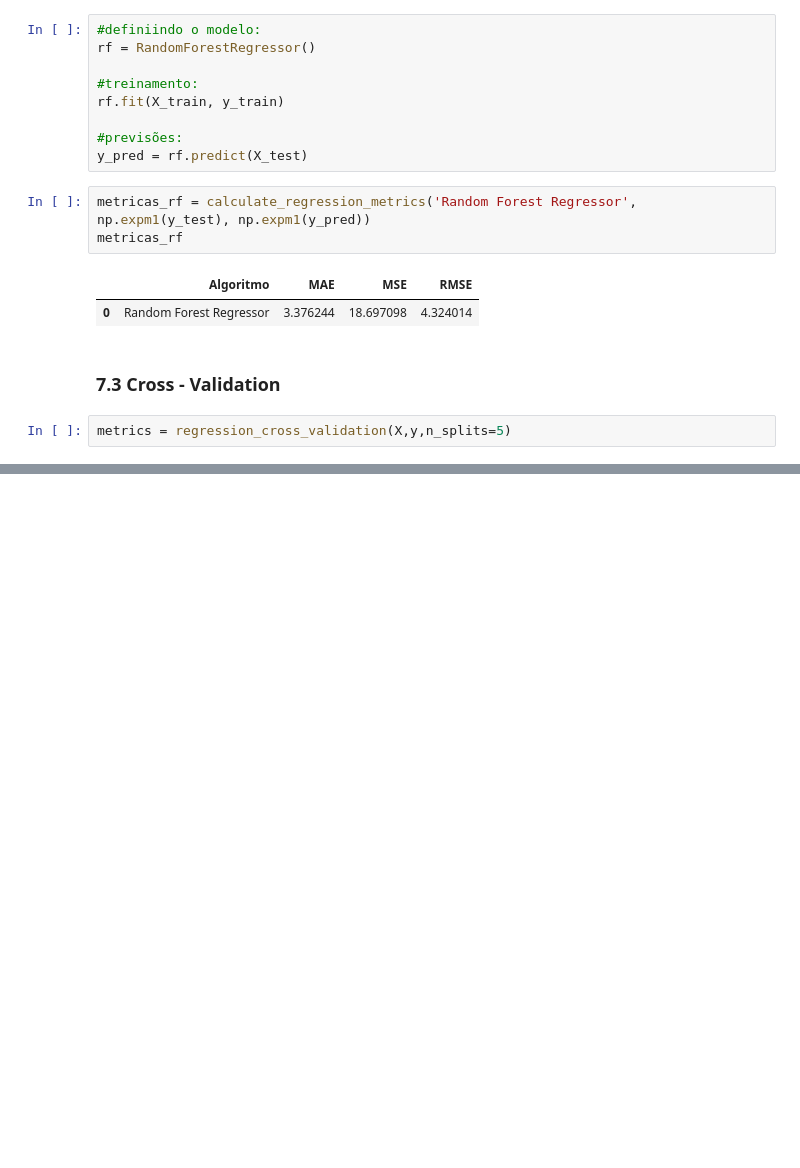
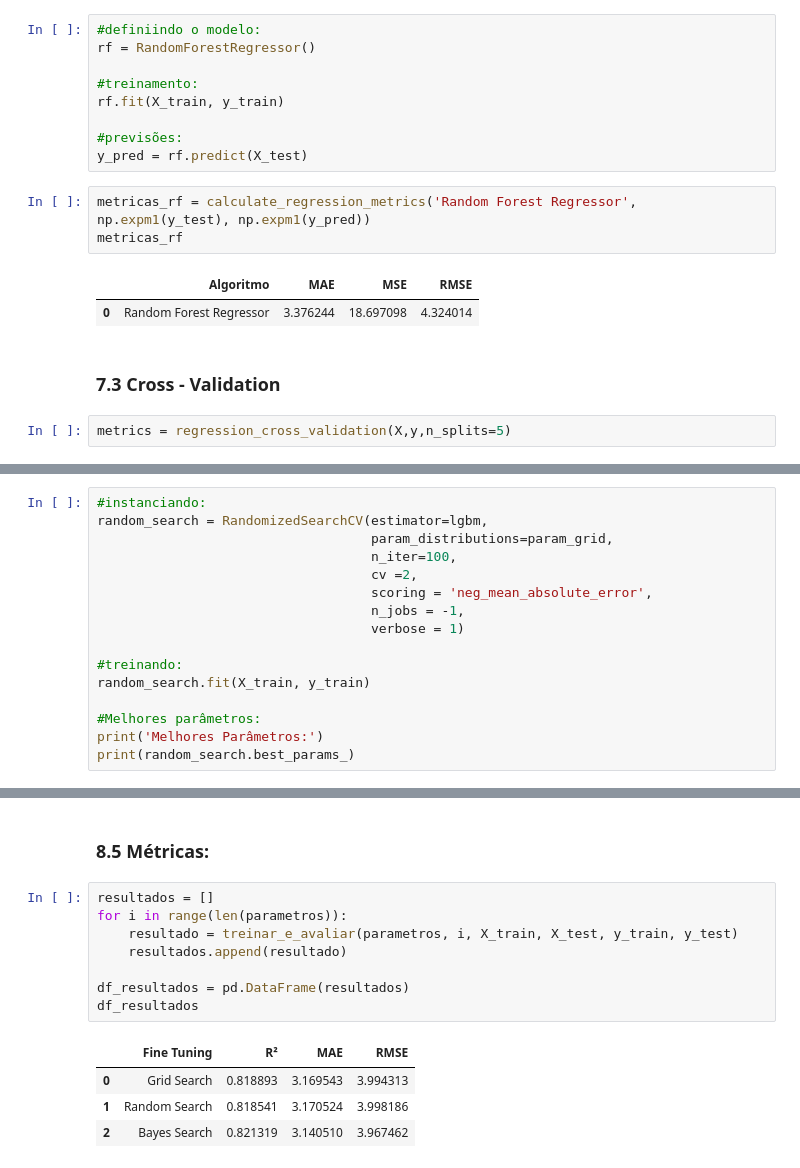
Before and after one commit to samantasobral/projeto_integrador_2, a Jupyter notebook: notebooks/Delivery.ipynb, the cells around one changed output, grey strips where cells are left out. Cells and saved outputs as stored; diff of their text form; blank space fills up the shorter version.

```diff
--- a/notebooks/Delivery.ipynb
+++ b/notebooks/Delivery.ipynb
@@ -939,0 +998,16 @@ metrics.groupby('Model').mean().reset_index().sort_values('Root Mean Squared Err
+# %%
+#instanciando:
+random_search = RandomizedSearchCV(estimator=lgbm,
+                                   param_distributions=param_grid,
+                                   n_iter=100,
+                                   cv =2,
+                                   scoring = 'neg_mean_absolute_error',
+                                   n_jobs = -1,
+                                   verbose = 1)
+
+#treinando:
+random_search.fit(X_train, y_train)
+
+#Melhores parâmetros:
+print('Melhores Parâmetros:')
+print(random_search.best_params_)
@@ -939,0 +1142,15 @@ metrics.groupby('Model').mean().reset_index().sort_values('Root Mean Squared Err
+# %% [markdown]
+### 8.5 Métricas:
+# %%
+resultados = []
+for i in range(len(parametros)):
+    resultado = treinar_e_avaliar(parametros, i, X_train, X_test, y_train, y_test)
+    resultados.append(resultado)
+
+df_resultados = pd.DataFrame(resultados)
+df_resultados
+# %% [output]
+|  | Fine Tuning | R² | MAE | RMSE |
+| 0 | Grid Search | 0.818893 | 3.169543 | 3.994313 |
+| 1 | Random Search | 0.818541 | 3.170524 | 3.998186 |
+| 2 | Bayes Search | 0.821319 | 3.140510 | 3.967462 |
```
Also changed, not shown: parts of 14 cells of this notebook.
